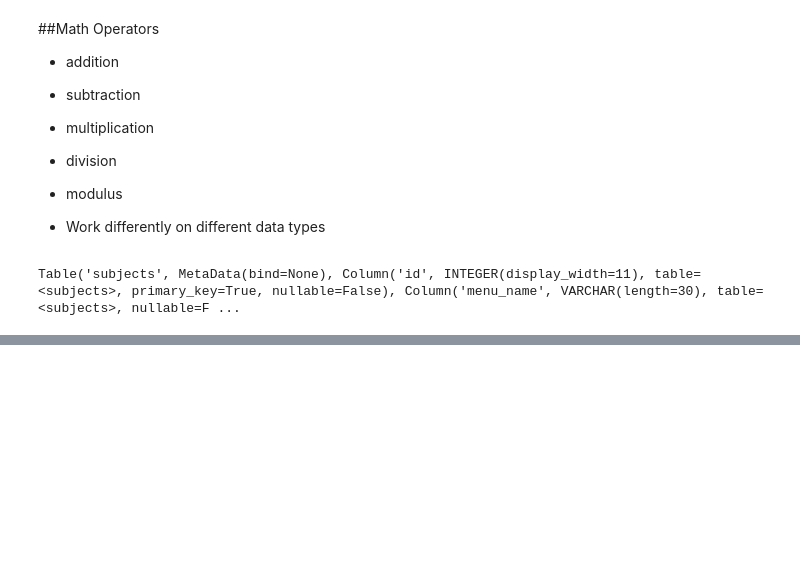
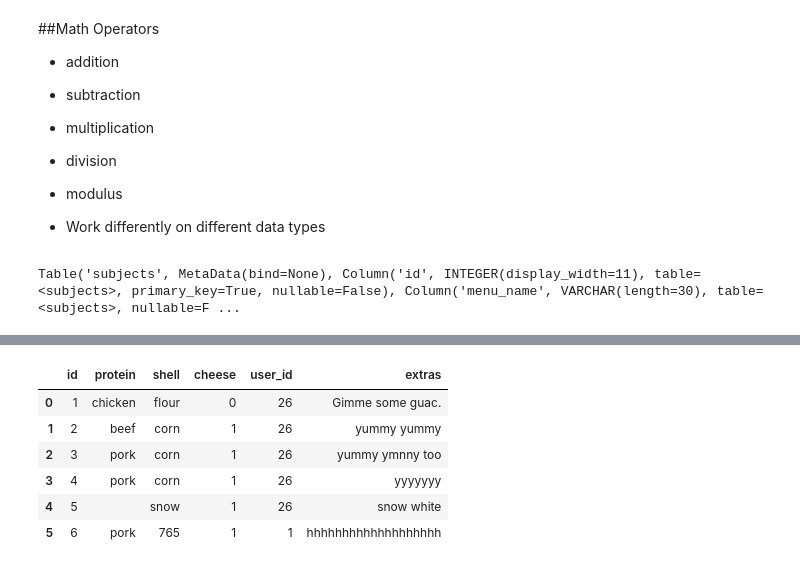
Before and after one commit to cautree/sqlAlchemy_python, a Jupyter notebook: more_python_all.ipynb, the cells around one changed output, grey strips where cells are left out. Drawn from its saved outputs; the diff is of its cells as text; code cells hidden in the pictures; blank space fills up the shorter version.

```diff
--- a/more_python_all.ipynb
+++ b/more_python_all.ipynb
@@ -516,0 +553,11 @@ Table('subjects', MetaData(bind=None), Column('id', INTEGER(display_width=11), t
+# %%
+df = pd.read_sql_query("SELECT * FROM taco", engine)
+df
+# %% [output]
+|  | id | protein | shell | cheese | user_id | extras |
+| 0 | 1 | chicken | flour | 0 | 26 | Gimme some guac. |
+| 1 | 2 | beef | corn | 1 | 26 | yummy yummy |
+| 2 | 3 | pork | corn | 1 | 26 | yummy ymnny too |
+| 3 | 4 | pork | corn | 1 | 26 | yyyyyyy |
+| 4 | 5 |  | snow | 1 | 26 | snow white |
+| 5 | 6 | pork | 765 | 1 | 1 | hhhhhhhhhhhhhhhhhhh |
```
Also changed, not shown: parts of 10 cells of this notebook.
